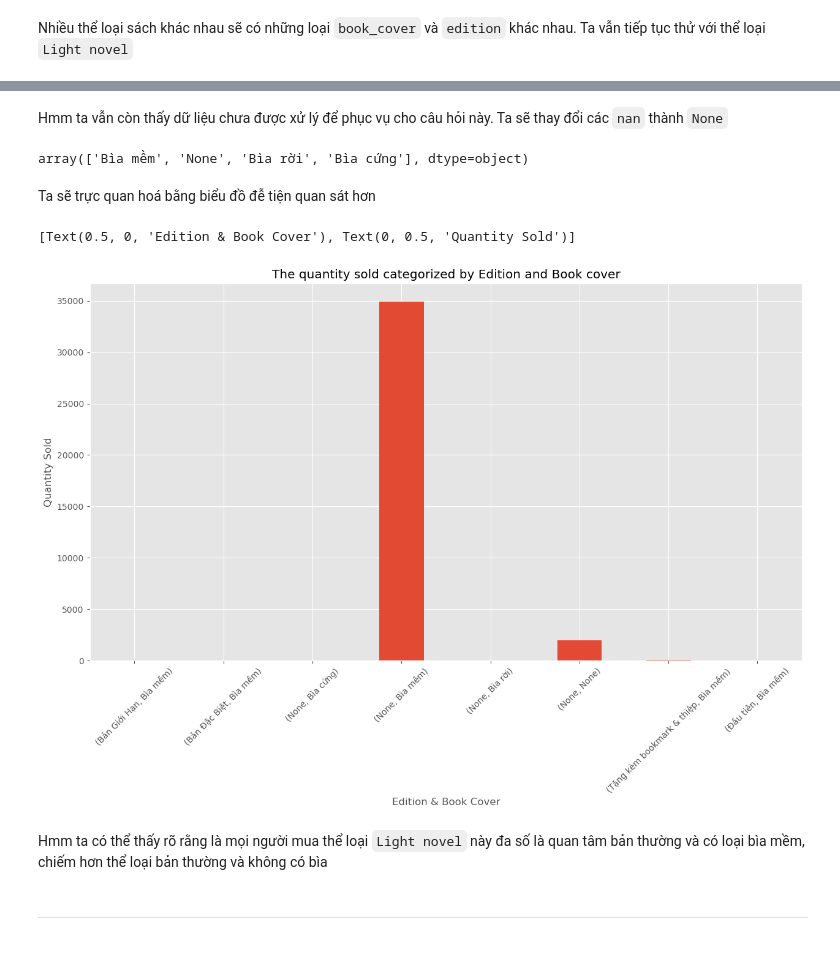
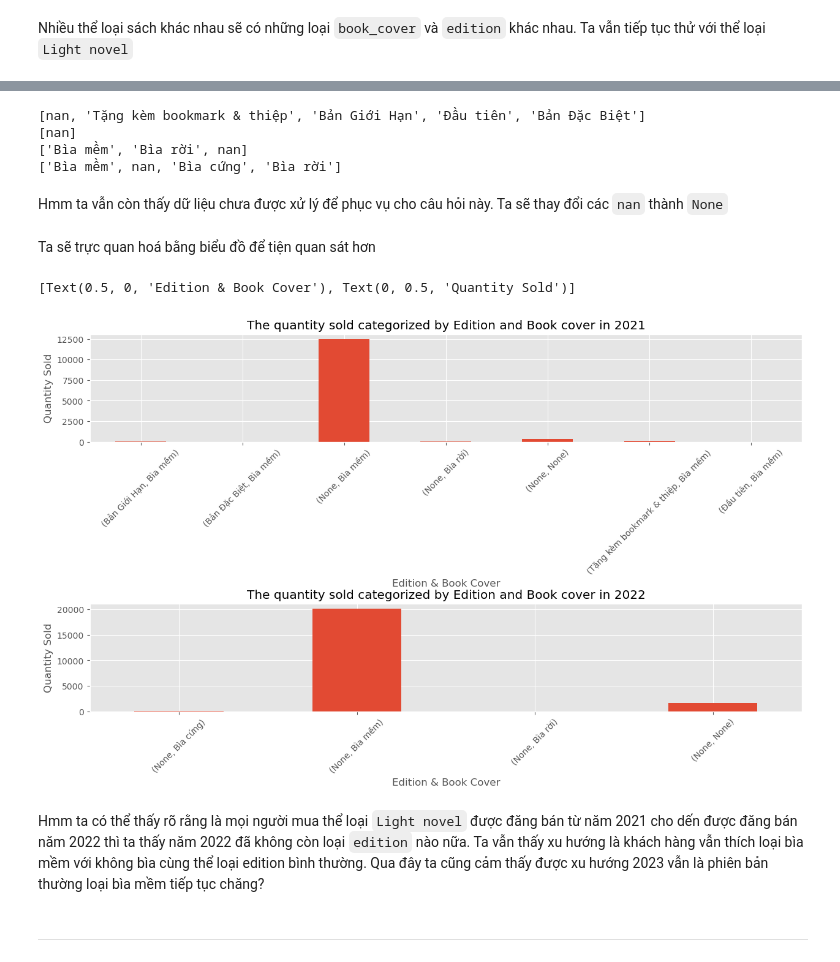
Before and after one commit to Miruku2201/NMKHDL_Final_Project, a Jupyter notebook: preprocessing.ipynb, the cells around one changed output, grey strips where cells are left out. Saved outputs shown, nothing was run; the diff lists cells and outputs as text; code cells hidden in the pictures.

```diff
--- a/preprocessing.ipynb
+++ b/preprocessing.ipynb
@@ -516,25 +515,47 @@ print(list(new_df.book_cover.unique()))
+# %%
+new_df_2021 = new_df.loc[(new_df['day_ago_created'] > 365) & (new_df['day_ago_created'] <= 730)]
+new_df_2022 = new_df.loc[new_df['day_ago_created'] <= 365]
+# %%
+print(list(new_df_2021['edition'].unique()))
+print(list(new_df_2022['edition'].unique()))
+print(list(new_df_2021['book_cover'].unique()))
+print(list(new_df_2022['book_cover'].unique()))
+# %% [output]
+[nan, 'Tặng kèm bookmark & thiệp', 'Bản Giới Hạn', 'Đầu tiên', 'Bản Đặc Biệt']
+[nan]
+['Bìa mềm', 'Bìa rời', nan]
+['Bìa mềm', nan, 'Bìa cứng', 'Bìa rời']
 # %% [markdown]
 Hmm ta vẫn còn thấy dữ liệu chưa được xử lý để phục vụ cho câu hỏi này. Ta sẽ thay đổi các `nan` thành `None`
 # %%
-new_df.loc[new_df.edition.isnull(), 'edition'] = 'None'
-new_df.loc[new_df.book_cover.isnull(), 'book_cover'] = 'None'
+new_df_2021.loc[new_df_2021.edition.isnull(), 'edition'] = 'None'
+new_df_2021.loc[new_df_2021.book_cover.isnull(), 'book_cover'] = 'None'
+
+new_df_2022.loc[new_df_2022.edition.isnull(), 'edition'] = 'None'
+new_df_2022.loc[new_df_2022.book_cover.isnull(), 'book_cover'] = 'None'
-# %% [output]
-array(['Bìa mềm', 'None', 'Bìa rời', 'Bìa cứng'], dtype=object)
 # %% [markdown]
-Ta sẽ trực quan hoá bằng biểu đồ đễ tiện quan sát hơn
+Ta sẽ trực quan hoá bằng biểu đồ để tiện quan sát hơn
 # %%
-plot_df = new_df.groupby(['edition', 'book_cover'])['all_time_quantity_sold'].sum()
-plot_df
+plot_df_2022 = new_df_2022.groupby(['edition', 'book_cover'])['all_time_quantity_sold'].sum()
+plot_df_2021 = new_df_2021.groupby(['edition', 'book_cover'])['all_time_quantity_sold'].sum()
+
 plt.style.use('ggplot')
-fig, ax = plt.subplots(figsize=(15, 8))
-ax = plot_df.plot(kind = 'bar', rot = 45)
-ax.set_title('The quantity sold categorized by Edition and Book cover')
-ax.set(xlabel = 'Edition & Book Cover', ylabel = 'Quantity Sold')
+fig, axes = plt.subplots(nrows = 2, ncols = 1, figsize=(15, 8))
+
+plt.subplots_adjust(hspace = 1.5)
+plot_df_2021.plot.bar(ax = axes[0], rot = 45)
+axes[0].set_title('The quantity sold categorized by Edition and Book cover form 2021')
+axes[0].set(xlabel = 'Edition & Book Cover', ylabel = 'Quantity Sold')
+
+plt.subplots_adjust(hspace = 1.5)
+plot_df_2022.plot.bar(ax = axes[1], rot = 45)
+axes[1].set_title('The quantity sold categorized by Edition and Book cover from 2022')
+axes[1].set(xlabel = 'Edition & Book Cover', ylabel = 'Quantity Sold')
 # %% [output]
 [Text(0.5, 0, 'Edition & Book Cover'), Text(0, 0.5, 'Quantity Sold')]
-[figure, old version]
+[figure, new version]
-# %% [markdown]
-Hmm ta có thể thấy rõ rằng là mọi người mua thể loại `Light novel` này đa số là quan tâm bản thường và có loại bìa mềm, chiếm hơn thể loại bản thường và không có bìa
+# %% [markdown]
+Hmm ta có thể thấy rõ rằng là mọi người mua thể loại `Light novel` được đăng bán từ năm 2021 cho dến được đăng bán năm 2022 thì ta thấy năm 2022 đã không còn loại `edition` nào nữa. Ta vẫn thấy xu hướng là khách hàng vẫn thích loại bìa mềm với không bìa cùng thể loại edition bình thường. Qua đây ta cũng cảm thấy được xu hướng 2023 vẫn là phiên bản thường loại bìa mềm tiếp tục chăng?
 # %% [markdown]
 ---
 # %% [markdown]
```
Also changed, not shown: parts of 19 cells of this notebook.
